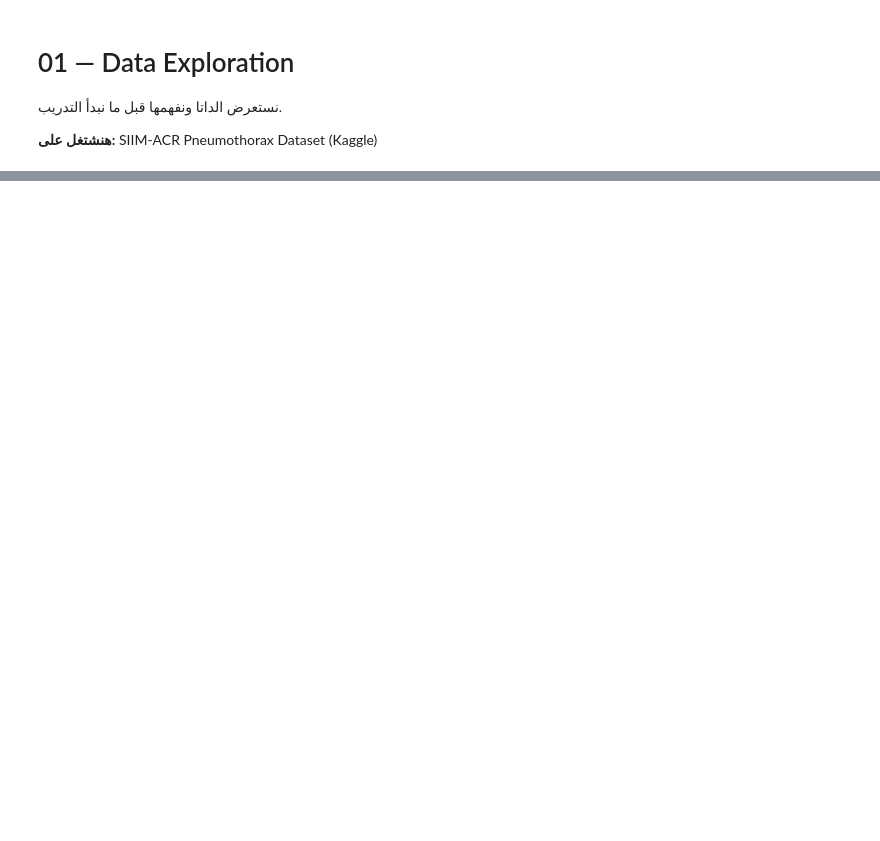
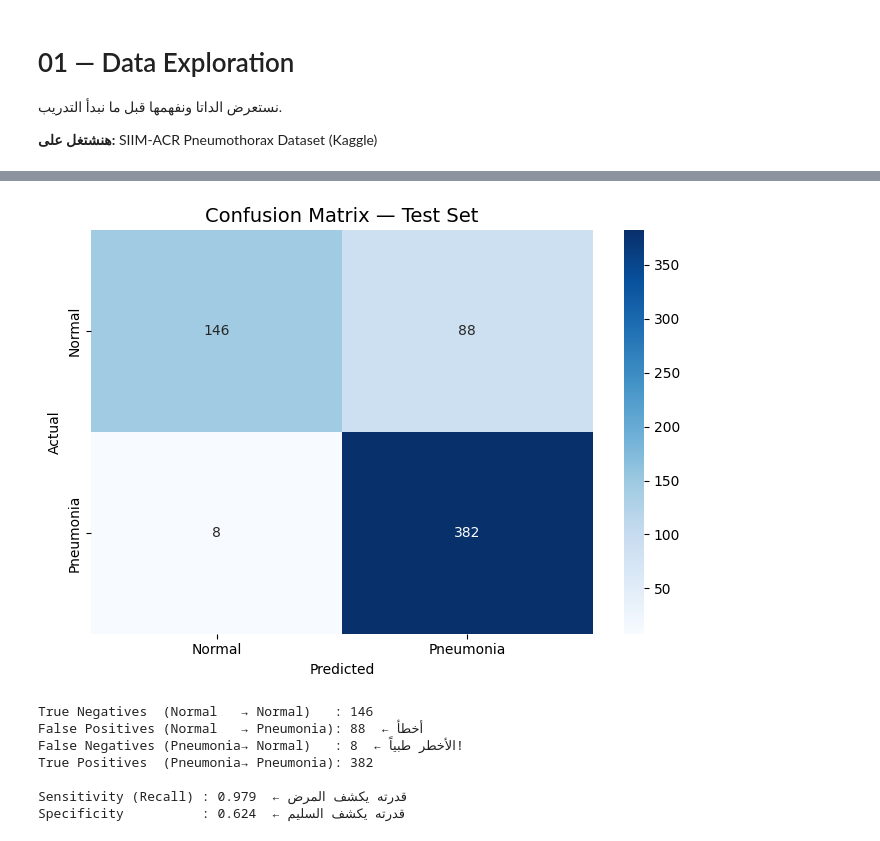
Before and after one commit to AhmedAbdElkhalek16/acute-triage-system, a Jupyter notebook: notebooks/01_data_exploration.ipynb, the cells around one changed output, grey strips where cells are left out. Drawn from its saved outputs; the diff is of its cells as text; code cells hidden in the pictures; blank space fills up the shorter version.

```diff
--- a/notebooks/01_data_exploration.ipynb
+++ b/notebooks/01_data_exploration.ipynb
@@ -76,0 +268,6 @@ print('Saved manifest to data/processed/xray_manifest.csv')
+# %%
+imgs, labels = next(iter(train_dl))
+print(f"Batch shape : {imgs.shape}")    # (32, 3, 512, 512)
+print(f"Labels      : {labels[:8]}")
+print(f"dtype       : {imgs.dtype}")
+print(f"value range : {imgs.min():.2f} → {imgs.max():.2f}")
@@ -76,0 +279,15 @@ print('Saved manifest to data/processed/xray_manifest.csv')
+# %%
+from Src.models import get_model
+
+DEVICE = 'cuda' if torch.cuda.is_available() else 'cpu'
+print(f"Device: {DEVICE}")
+
+# نموذج X-Ray — بس هنستخدم num_classes=2 (Normal / Pneumonia)
+model = get_model('xray', num_classes=2, pretrained=True, device=DEVICE)
+model.freeze_backbone()
+
+total     = sum(p.numel() for p in model.parameters())
+trainable = sum(p.numel() for p in model.parameters() if p.requires_grad)
+print(f"Total params    : {total:,}")
+print(f"Trainable params: {trainable:,}  ← الـ head بس")
+print("✅ Model ready!")
@@ -76,0 +498,29 @@ print('Saved manifest to data/processed/xray_manifest.csv')
+# %%
+cm = confusion_matrix(all_labels, all_preds)
+
+plt.figure(figsize=(7, 5))
+sns.heatmap(cm, annot=True, fmt='d', cmap='Blues',
+            xticklabels=['Normal', 'Pneumonia'],
+            yticklabels=['Normal', 'Pneumonia'])
+plt.title('Confusion Matrix — Test Set', fontsize=14)
+plt.ylabel('Actual')
+plt.xlabel('Predicted')
+plt.tight_layout()
+plt.show()
+
+tn, fp, fn, tp = cm.ravel()
+print(f"\nTrue Negatives  (Normal   → Normal)   : {tn}")
+print(f"False Positives (Normal   → Pneumonia): {fp}  ← أخطأ")
+print(f"False Negatives (Pneumonia→ Normal)   : {fn}  ← الأخطر طبياً!")
+print(f"True Positives  (Pneumonia→ Pneumonia): {tp}")
+print(f"\nSensitivity (Recall) : {tp/(tp+fn):.3f}  ← قدرته يكشف المرض")
+print(f"Specificity          : {tn/(tn+fp):.3f}  ← قدرته يكشف السليم")
+# %% [output]
+[figure, added]
+True Negatives  (Normal   → Normal)   : 146
+False Positives (Normal   → Pneumonia): 88  ← أخطأ
+False Negatives (Pneumonia→ Normal)   : 8  ← الأخطر طبياً!
+True Positives  (Pneumonia→ Pneumonia): 382
+
+Sensitivity (Recall) : 0.979  ← قدرته يكشف المرض
+Specificity          : 0.624  ← قدرته يكشف السليم
```
Also changed, not shown: parts of 30 cells of this notebook, 3 other files.
